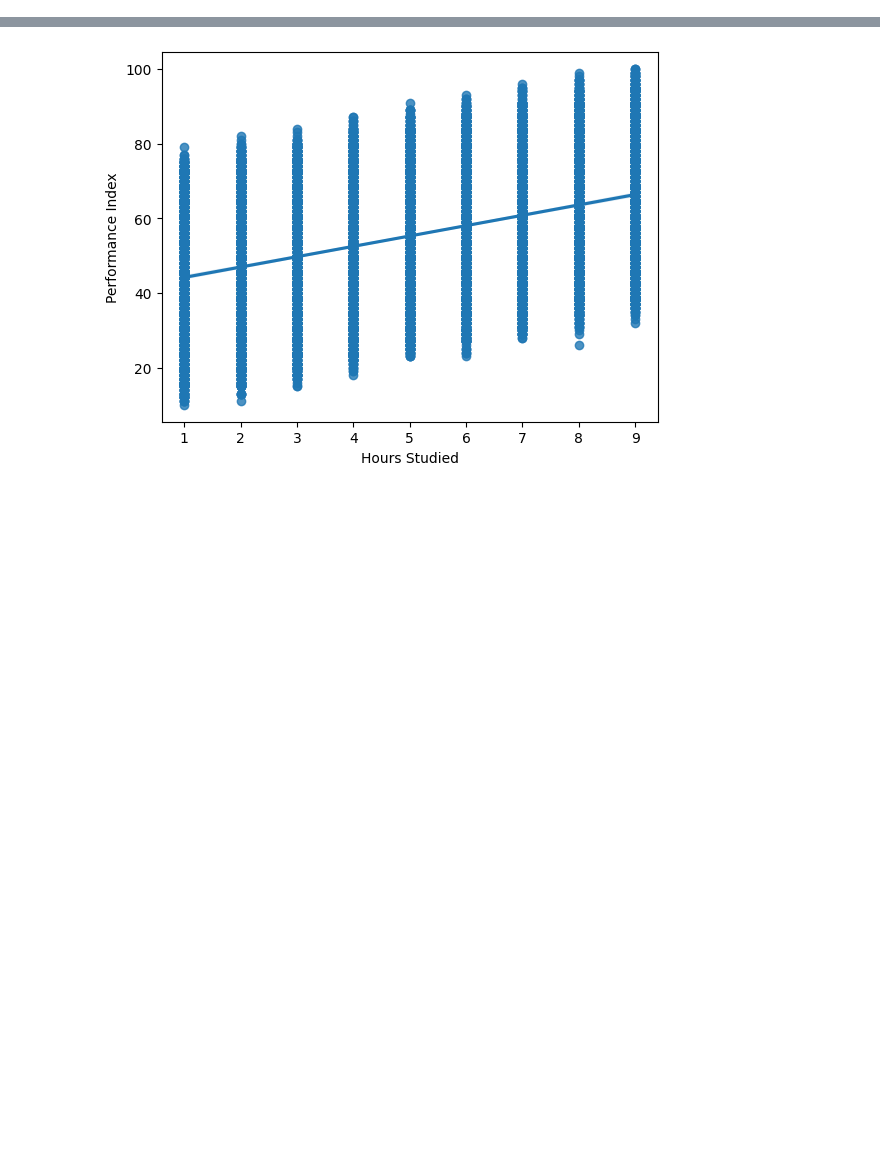
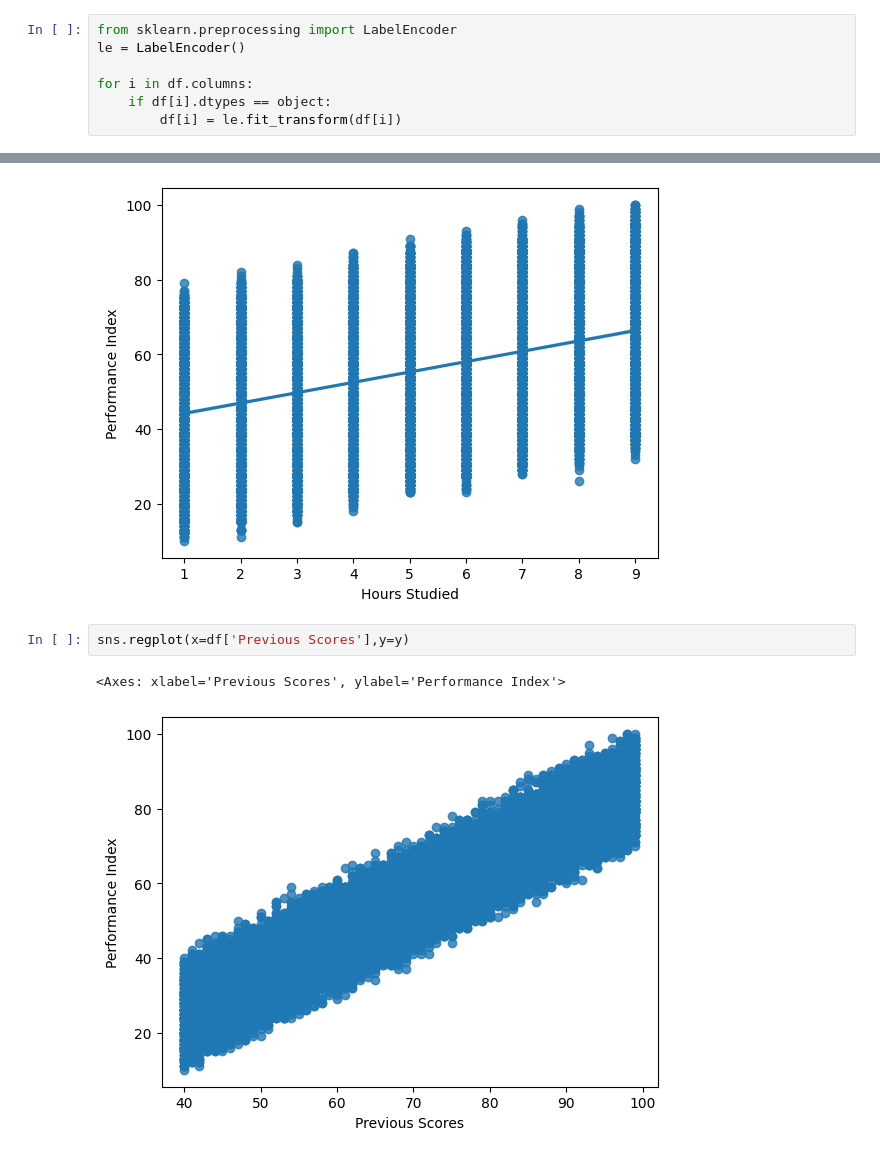
Before and after one commit to Devjith-P/Machine-Learning, a Jupyter notebook: Linear Regression/student_performance.ipynb, the cells around one changed output, grey strips where cells are left out. Saved outputs shown, nothing was run; the diff lists cells and outputs as text; blank space fills up the shorter version.

```diff
--- a/Linear Regression/student_performance.ipynb
+++ b/Linear Regression/student_performance.ipynb
@@ -61,6 +61,13 @@ df.corr(numeric_only=True)
 | Sleep Hours | 0.001245 | 0.005944 | 1.000000 | 0.003990 | 0.048106 |
 | Sample Question Papers Practiced | 0.017463 | 0.007888 | 0.003990 | 1.000000 | 0.043268 |
 | Performance Index | 0.373730 | 0.915189 | 0.048106 | 0.043268 | 1.000000 |
+# %%
+from sklearn.preprocessing import LabelEncoder
+le = LabelEncoder()
+
+for i in df.columns:
+    if df[i].dtypes == object:
+        df[i] = le.fit_transform(df[i])
 # %%
 x =df.iloc[:,:-1]
 y = df.iloc[:,-1]
@@ -84,3 +92,8 @@ sns.regplot(x=df['Hours Studied'],y=y)
 # %% [output]
 <Axes: xlabel='Hours Studied', ylabel='Performance Index'>
 [figure]
+# %%
+sns.regplot(x=df['Previous Scores'],y=y)
+# %% [output]
+<Axes: xlabel='Previous Scores', ylabel='Performance Index'>
+[figure, added]
```
Also changed, not shown: parts of 12 cells of this notebook, 1 other file.
